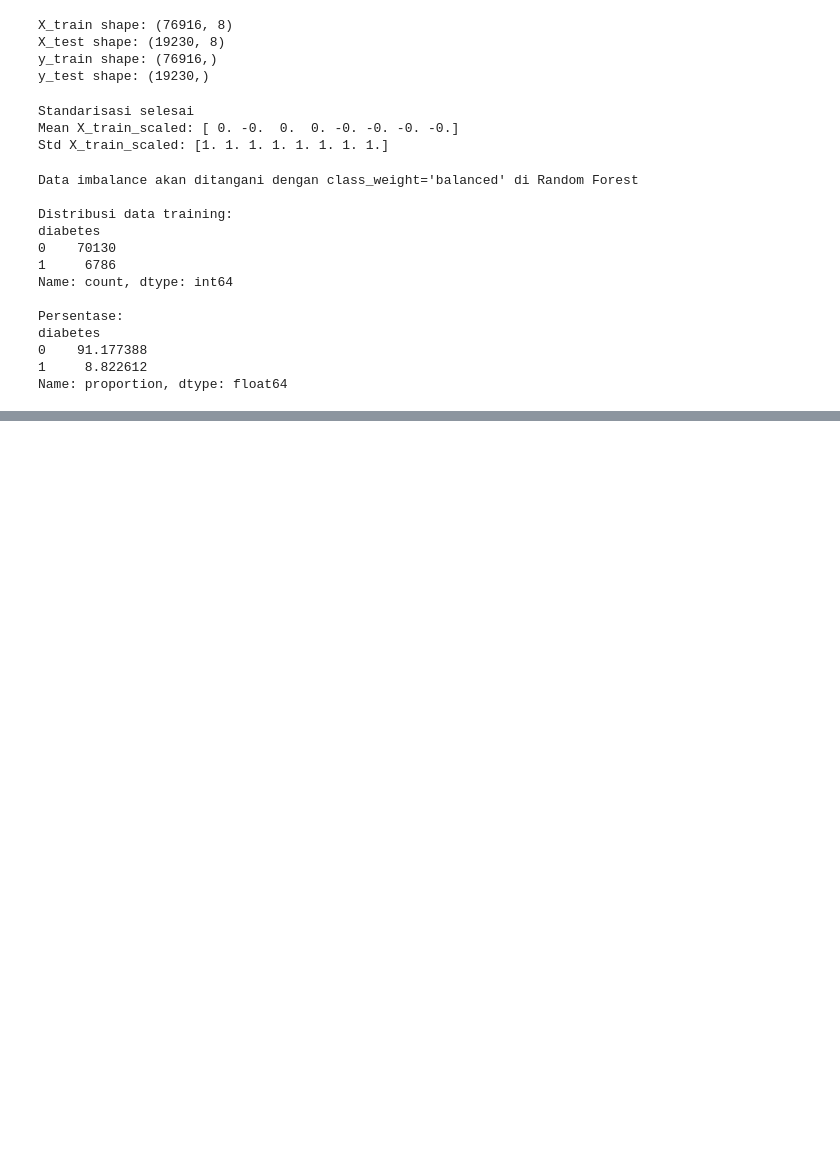
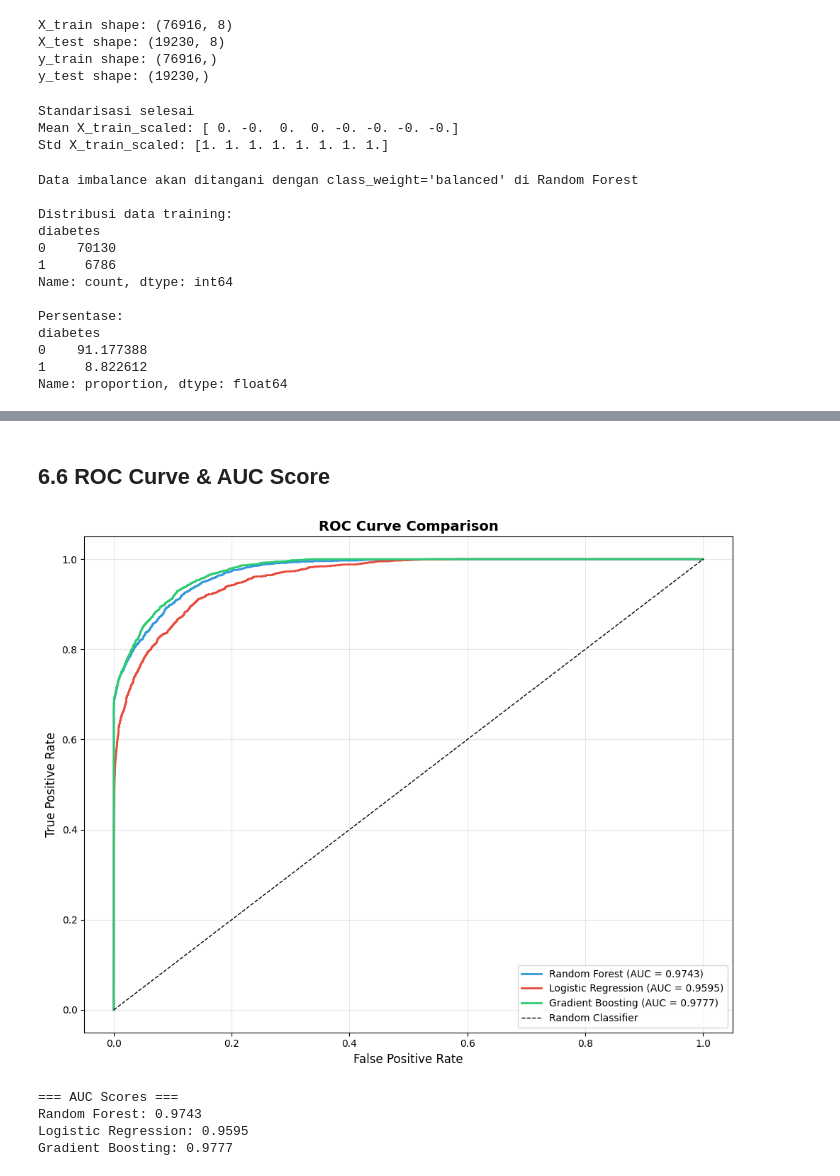
Before and after one commit to Indraaai/Eksperimen_SML_Indra, a Jupyter notebook: preprocessing/Eksperimen_IndraFirmansyah.ipynb, the cells around one changed output, grey strips where cells are left out. Drawn from its saved outputs; the diff is of its cells as text; code cells hidden in the pictures; blank space fills up the shorter version.

```diff
--- a/preprocessing/Eksperimen_IndraFirmansyah.ipynb
+++ b/preprocessing/Eksperimen_IndraFirmansyah.ipynb
@@ -277,0 +528,47 @@ Name: proportion, dtype: float64
+# %% [markdown]
+## 6.6 ROC Curve & AUC Score
+# %%
+# ROC Curve untuk semua model
+from sklearn.metrics import roc_curve, roc_auc_score
+
+plt.figure(figsize=(10, 8))
+
+# Prediksi probabilitas
+y_proba_rf = rf_model.predict_proba(X_test_scaled)[:, 1]
+y_proba_lr = lr_model.predict_proba(X_test_scaled)[:, 1]
+y_proba_gb = gb_model.predict_proba(X_test_scaled)[:, 1]
+
+# Hitung ROC curve untuk setiap model
+models_roc = [
+    ('Random Forest', y_proba_rf, '#3498db'),
+    ('Logistic Regression', y_proba_lr, '#e74c3c'),
+    ('Gradient Boosting', y_proba_gb, '#2ecc71')
+]
+
+for model_name, y_proba, color in models_roc:
+    fpr, tpr, _ = roc_curve(y_test, y_proba)
+    auc_score = roc_auc_score(y_test, y_proba)
+    plt.plot(fpr, tpr, label=f'{model_name} (AUC = {auc_score:.4f})', color=color, linewidth=2)
+
+# Plot diagonal line
+plt.plot([0, 1], [0, 1], 'k--', label='Random Classifier', linewidth=1)
+
+plt.xlabel('False Positive Rate', fontsize=12)
+plt.ylabel('True Positive Rate', fontsize=12)
+plt.title('ROC Curve Comparison', fontsize=14, fontweight='bold')
+plt.legend(loc='lower right', fontsize=10)
+plt.grid(alpha=0.3)
+plt.tight_layout()
+plt.show()
+
+# Print AUC scores
+print("=== AUC Scores ===")
+for model_name, y_proba, _ in models_roc:
+    auc = roc_auc_score(y_test, y_proba)
+    print(f"{model_name}: {auc:.4f}")
+# %% [output]
+[figure, added]
+=== AUC Scores ===
+Random Forest: 0.9743
+Logistic Regression: 0.9595
+Gradient Boosting: 0.9777
```
Also changed, not shown: parts of 14 cells of this notebook, 1 other file.
